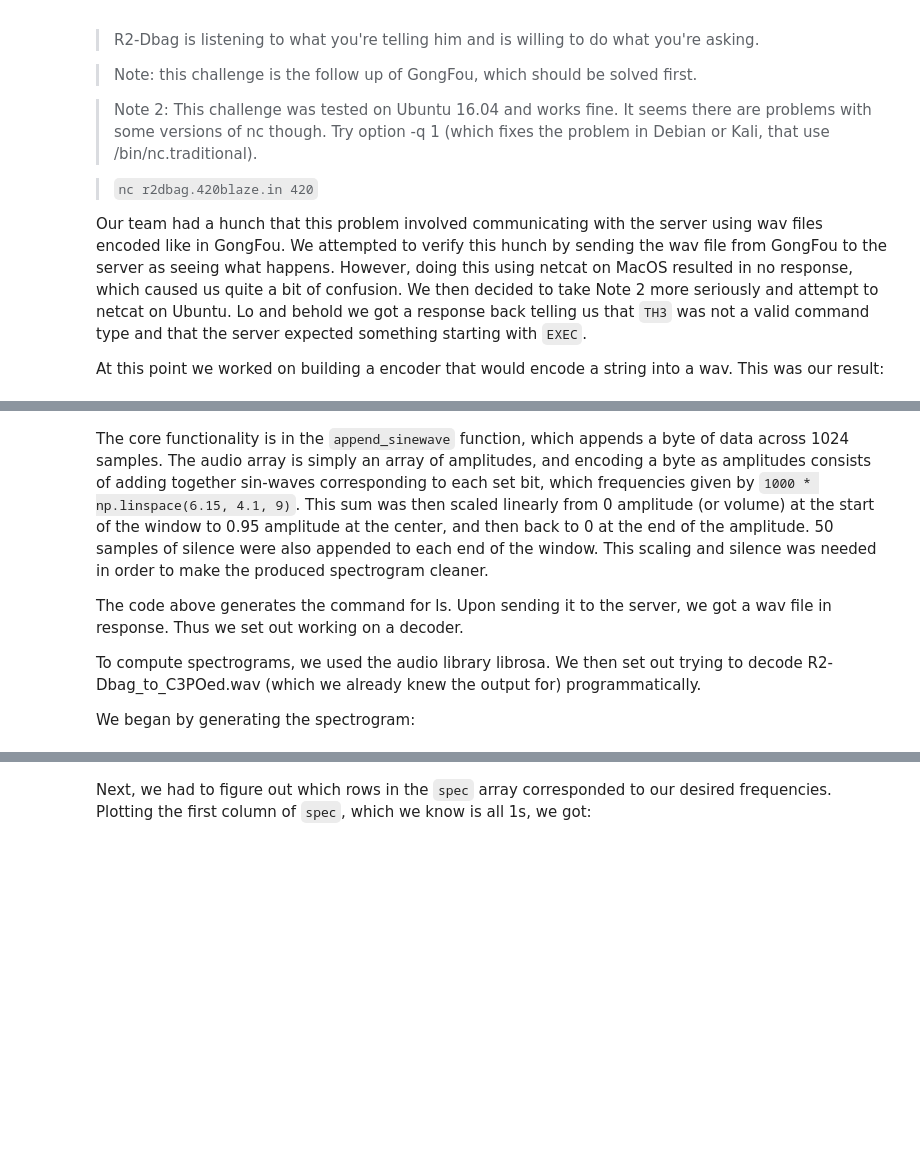
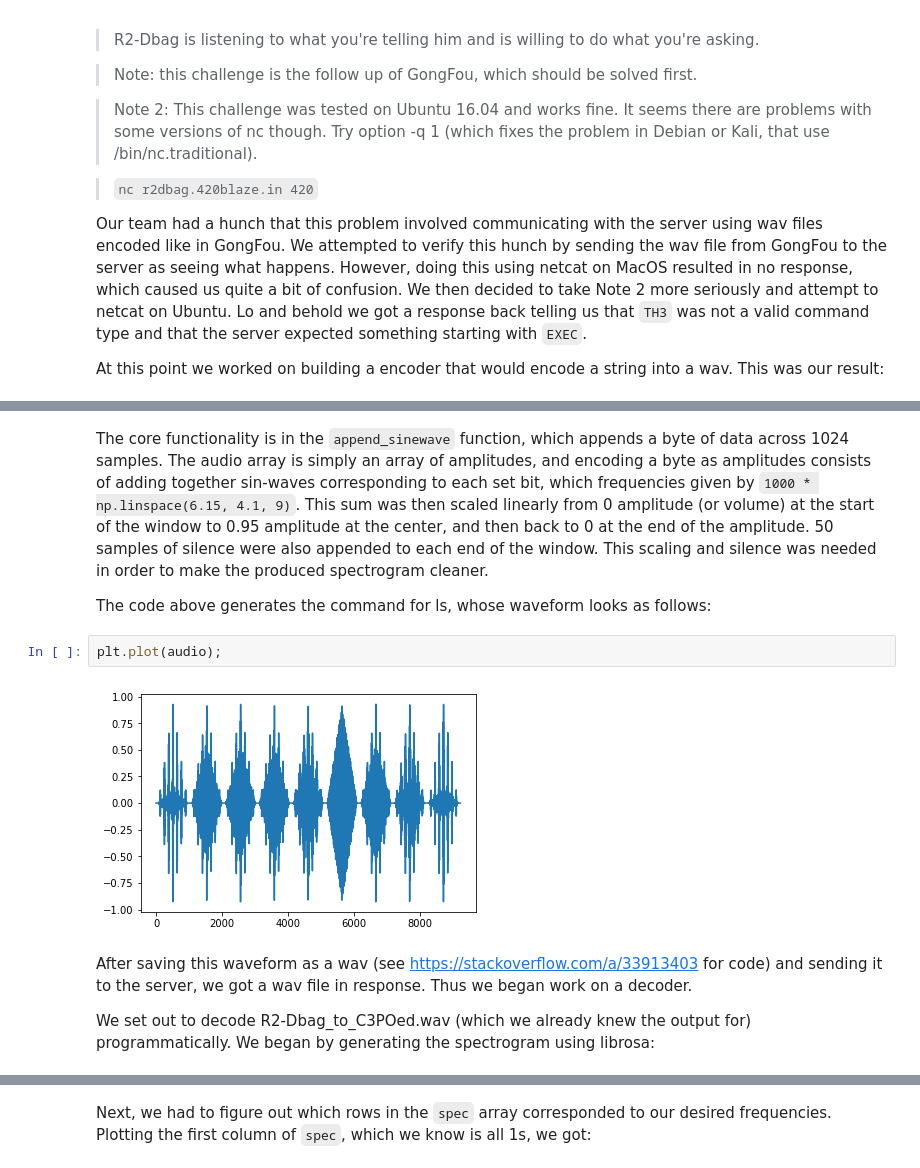
Before and after one commit to TechSecCTF/writeups, a Jupyter notebook: blazectf2018/R2-Dbag/writeup.ipynb, the cells around one changed output, grey strips where cells are left out. Drawn from its saved outputs; the diff is of its cells as text; blank space fills up the shorter version.

Commit message:
Update writeup
Remove command.wav

```diff
--- a/blazectf2018/R2-Dbag/writeup.ipynb
+++ b/blazectf2018/R2-Dbag/writeup.ipynb
@@ -128,16 +107,21 @@ and then back to 0 at the end of the amplitude.
 This scaling and silence was needed
 in order to make the produced spectrogram cleaner.
 
-The code above generates the command for ls.
-Upon sending it to the server,
-we got a wav file in response.
-Thus we set out working on a decoder.
-
-To compute spectrograms,
-we used the audio library librosa.
-We then set out trying to decode R2-Dbag_to_C3POed.wav
-(which we already knew the output for)
-programmatically.
-
-We began by generating the spectrogram:
+The code above generates the command for ls,
+whose waveform looks as follows:
+# %%
+plt.plot(audio);
+# %% [output]
+[figure, added]
+# %% [markdown]
+After saving this waveform as a wav
+(see https://stackoverflow.com/a/33913403 for code)
+and sending it to the server,
+we got a wav file in response.
+Thus we began work on a decoder.
+
+We set out to decode R2-Dbag_to_C3POed.wav
+(which we already knew the output for)
+programmatically.
+We began by generating the spectrogram using librosa:
 # %%
```
Also changed, not shown: parts of 5 cells of this notebook, 1 other file.
